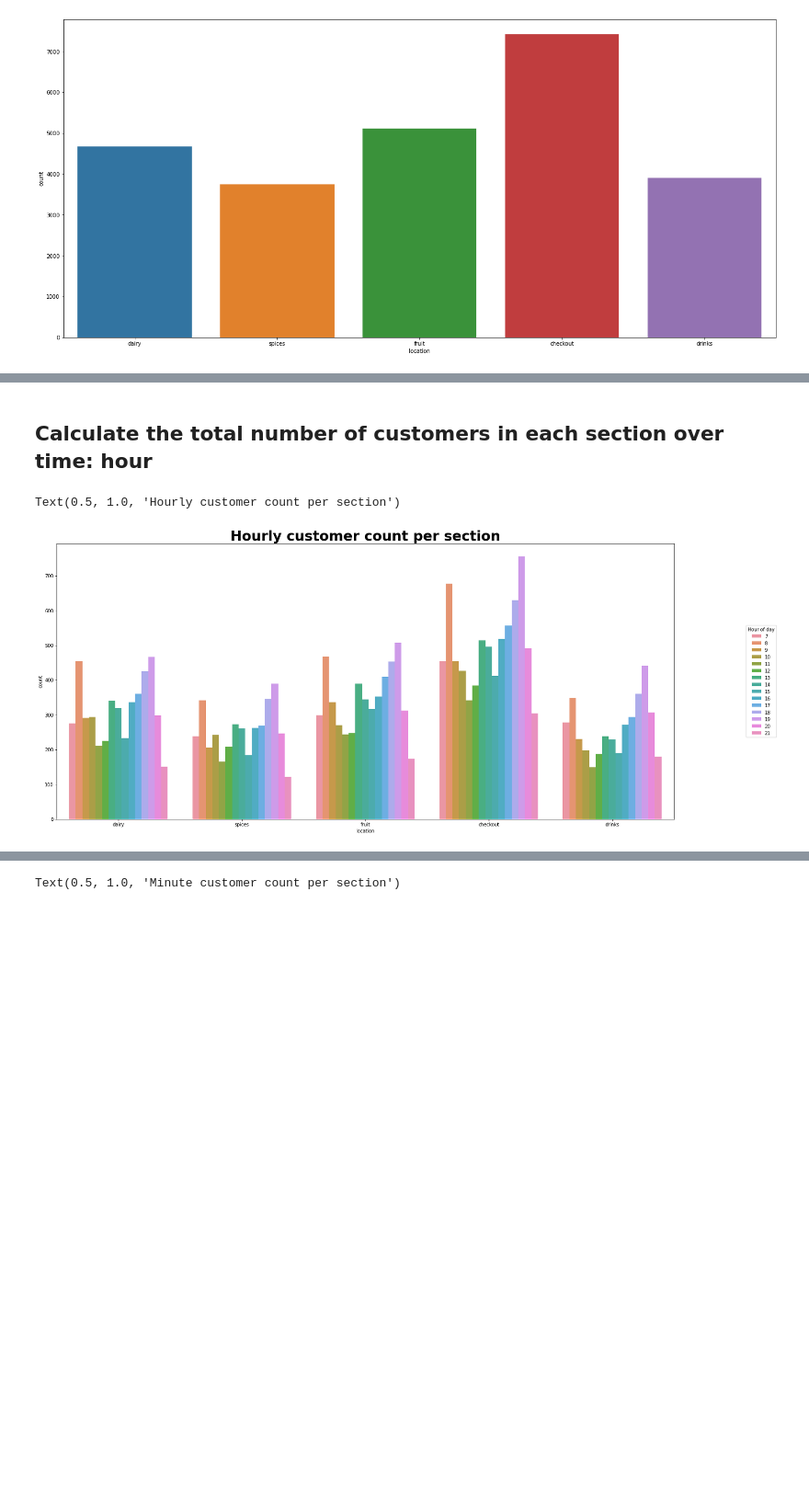
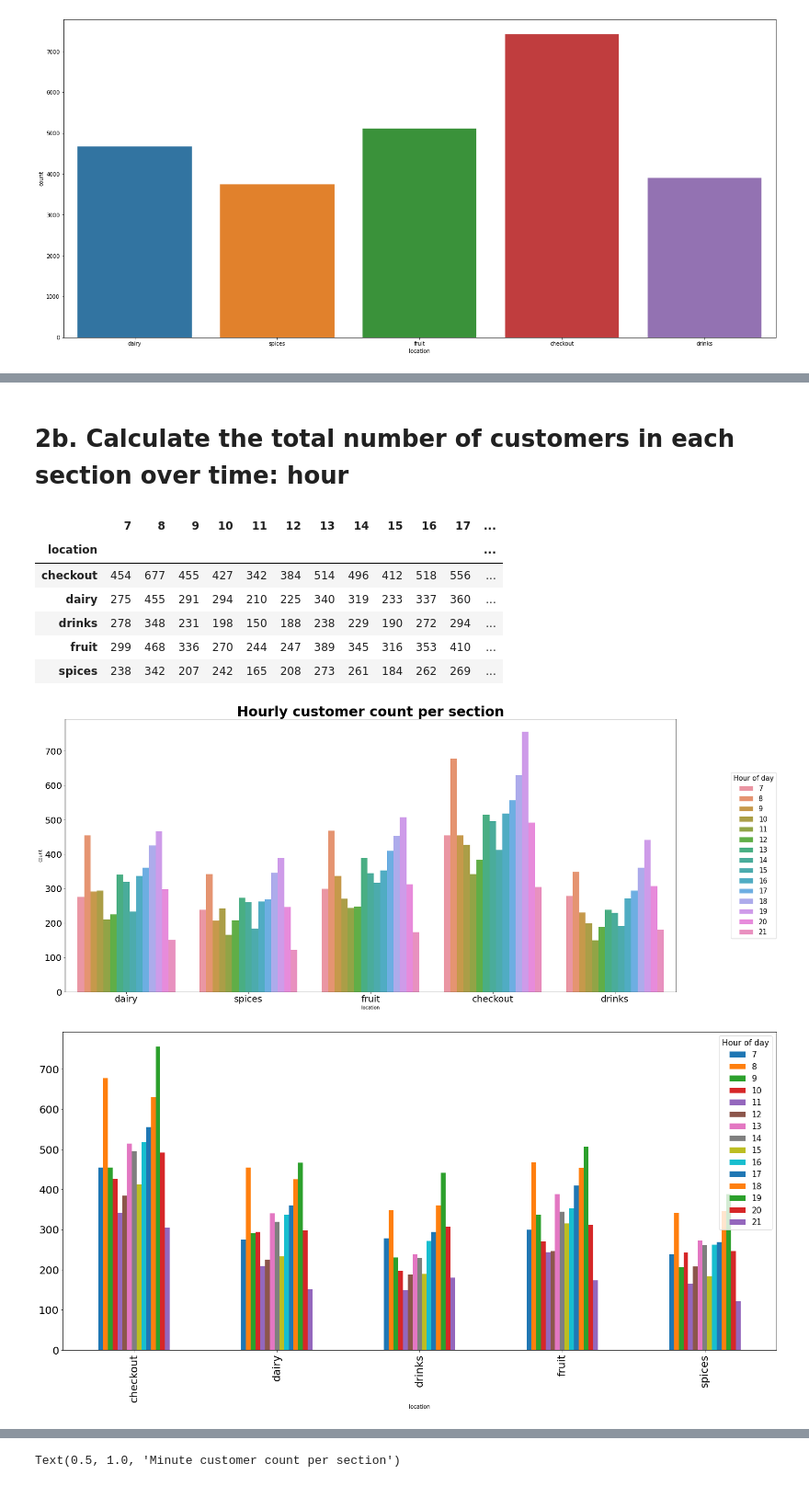
Before and after one commit to Amaranga/markov_ki, a Jupyter notebook: project8_data_exploration.ipynb, the cells around one changed output, grey strips where cells are left out. Shown: that part at 92% size. Cells and saved outputs as stored; diff of their text form; code cells hidden in the pictures; blank space fills up the shorter version.

Commit message:
Number the questions and set global plotting parameters

```diff
--- a/project8_data_exploration.ipynb
+++ b/project8_data_exploration.ipynb
@@ -6,3 +6,9 @@ import matplotlib.pyplot as plt
 import glob # A module to match regular expressions in this case we want to match all csv files in a folder and flush them out!
 import calendar
 plt.rcParams["figure.figsize"] = (24, 11)
+legend_size = 15
+plt.rcParams['legend.title_fontsize'] = legend_size
+plt.rcParams['xtick.labelsize']=20
+plt.rcParams['ytick.labelsize']=20
+plt.rcParams['axes.labelsize'] = 16
+plt.rcParams['axes.titlesize'] = 16
@@ -129,10 +129,39 @@ sns.countplot(x=df_all.location)
 # %% [markdown]
-## Calculate the total number of customers in each section over time: hour
+# 2b. Calculate the total number of customers in each section over time: hour
 # %%
 sns.countplot(x=df_all.location, hue=df_all.hour)
-plt.legend(bbox_to_anchor=(1.17, 0.5), loc=5, title="Hour of day")
+plt.legend(bbox_to_anchor=(1.17, 0.5), loc=5, title="Hour of day", prop = {"size": legend_size})
 plt.title("Hourly customer count per section", fontsize = 30, fontweight = "bold")
+
+df_all[["customer_id"]].groupby(df_all["location"]).agg("count")
+
+def checkout_by_hour(df):
+    # Get all hour timesteps
+    hours = [i for i in df.index.hour.unique()]
+    df_list = []
+    for hour in hours:
+        df_hour = df[df.index.hour == hour]
+        df_list.append(pd.DataFrame(df_hour["customer_id"].groupby(df_hour["location"]).count()))
+    final_df = pd.concat(df_list, axis = 1)
+    final_df.columns = hours
+    return final_df
+
+my_df = checkout_by_hour(df_all)
+
+#sns.heatmap(my_df)
+my_df.plot(kind = "bar")
+plt.legend(prop={"size": legend_size}, title = "Hour of day")
+
+
+my_df
 # %% [output]
-Text(0.5, 1.0, 'Hourly customer count per section')
+|  | 7 | 8 | 9 | 10 | 11 | 12 | 13 | 14 | 15 | 16 | 17 | ... |
+| location |  |  |  |  |  |  |  |  |  |  |  | ... |
+| checkout | 454 | 677 | 455 | 427 | 342 | 384 | 514 | 496 | 412 | 518 | 556 | ... |
+| dairy | 275 | 455 | 291 | 294 | 210 | 225 | 340 | 319 | 233 | 337 | 360 | ... |
+| drinks | 278 | 348 | 231 | 198 | 150 | 188 | 238 | 229 | 190 | 272 | 294 | ... |
+| fruit | 299 | 468 | 336 | 270 | 244 | 247 | 389 | 345 | 316 | 353 | 410 | ... |
+| spices | 238 | 342 | 207 | 242 | 165 | 208 | 273 | 261 | 184 | 262 | 269 | ... |
-[figure, old version]
+[figure, new version]
+[figure, added]
 # %% [markdown]
```
Also changed, not shown: parts of 15 cells of this notebook.
